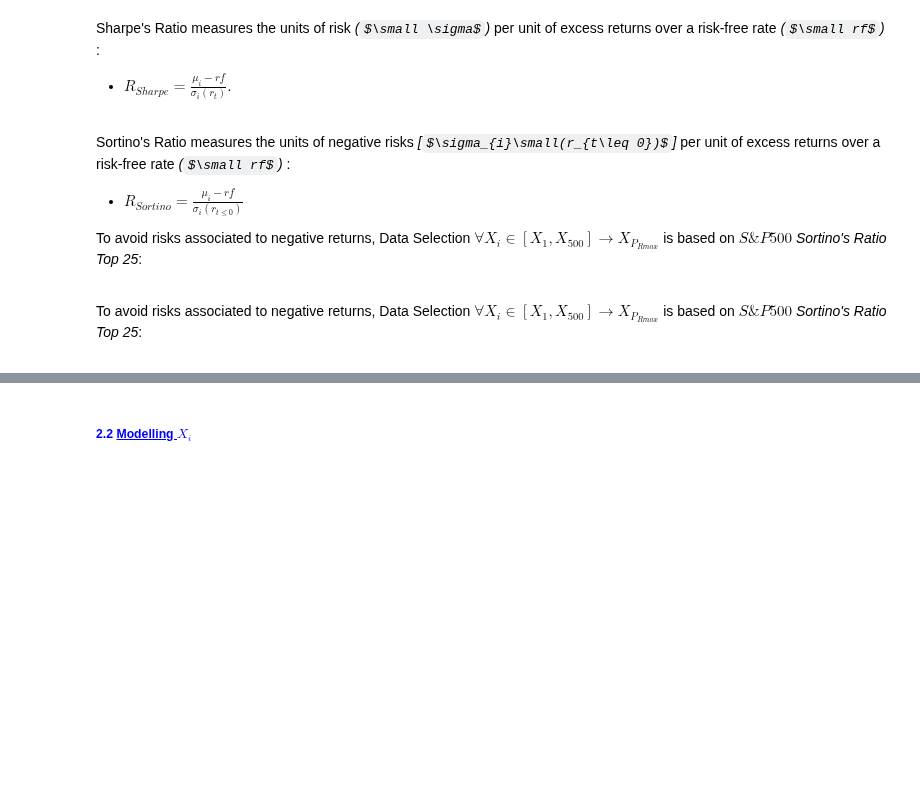
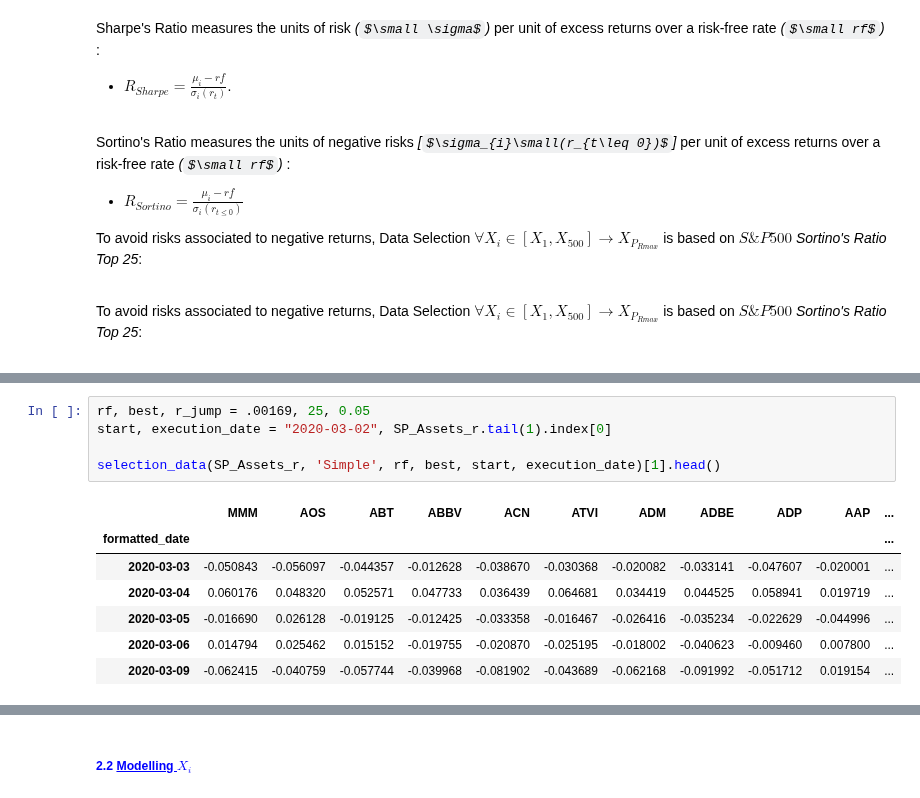
Before and after one commit to EMarquez7/Examen-de-Simulaci-n-2, a Jupyter notebook: Optimization.ipynb, the cells around one changed output, grey strips where cells are left out. Drawn from its saved outputs; the diff is of its cells as text; some formulas as TeX source; blank space fills up the shorter version.

```diff
--- a/Optimization.ipynb
+++ b/Optimization.ipynb
@@ -248,0 +232,13 @@ Sortino25 = vs.selection_data(SP_Assets_r.loc["2020-03-02":today], 0.0169, "$X_i
+# %%
+rf, best, r_jump = .00169, 25, 0.05
+start, execution_date = "2020-03-02", SP_Assets_r.tail(1).index[0]
+
+selection_data(SP_Assets_r, 'Simple', rf, best, start, execution_date)[1].head()
+# %% [output]
+|  | MMM | AOS | ABT | ABBV | ACN | ATVI | ADM | ADBE | ADP | AAP | ... |
+| formatted_date |  |  |  |  |  |  |  |  |  |  | ... |
+| 2020-03-03 | -0.050843 | -0.056097 | -0.044357 | -0.012628 | -0.038670 | -0.030368 | -0.020082 | -0.033141 | -0.047607 | -0.020001 | ... |
+| 2020-03-04 | 0.060176 | 0.048320 | 0.052571 | 0.047733 | 0.036439 | 0.064681 | 0.034419 | 0.044525 | 0.058941 | 0.019719 | ... |
+| 2020-03-05 | -0.016690 | 0.026128 | -0.019125 | -0.012425 | -0.033358 | -0.016467 | -0.026416 | -0.035234 | -0.022629 | -0.044996 | ... |
+| 2020-03-06 | 0.014794 | 0.025462 | 0.015152 | -0.019755 | -0.020870 | -0.025195 | -0.018002 | -0.040623 | -0.009460 | 0.007800 | ... |
+| 2020-03-09 | -0.062415 | -0.040759 | -0.057744 | -0.039968 | -0.081902 | -0.043689 | -0.062168 | -0.091992 | -0.051712 | 0.019154 | ... |
```
Also changed, not shown: parts of 39 cells of this notebook, 2 other files.
